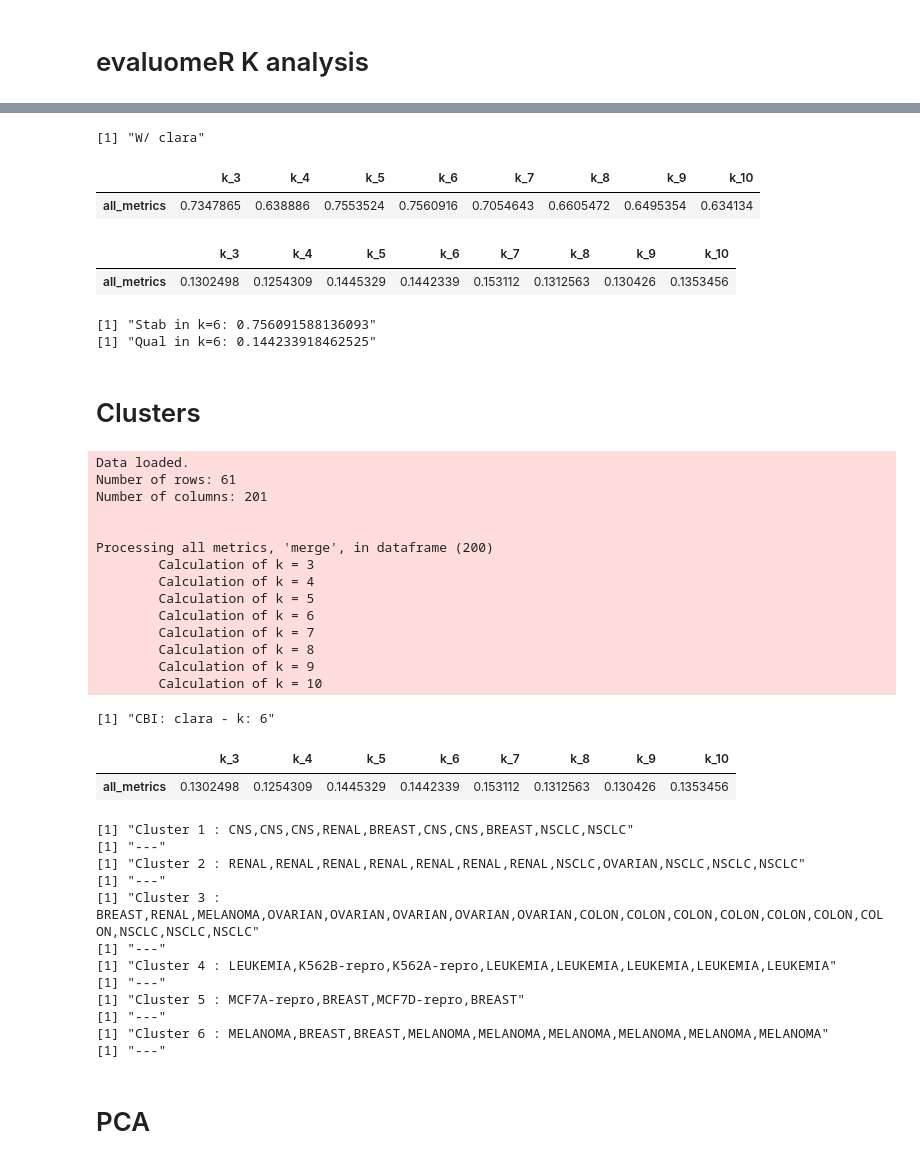
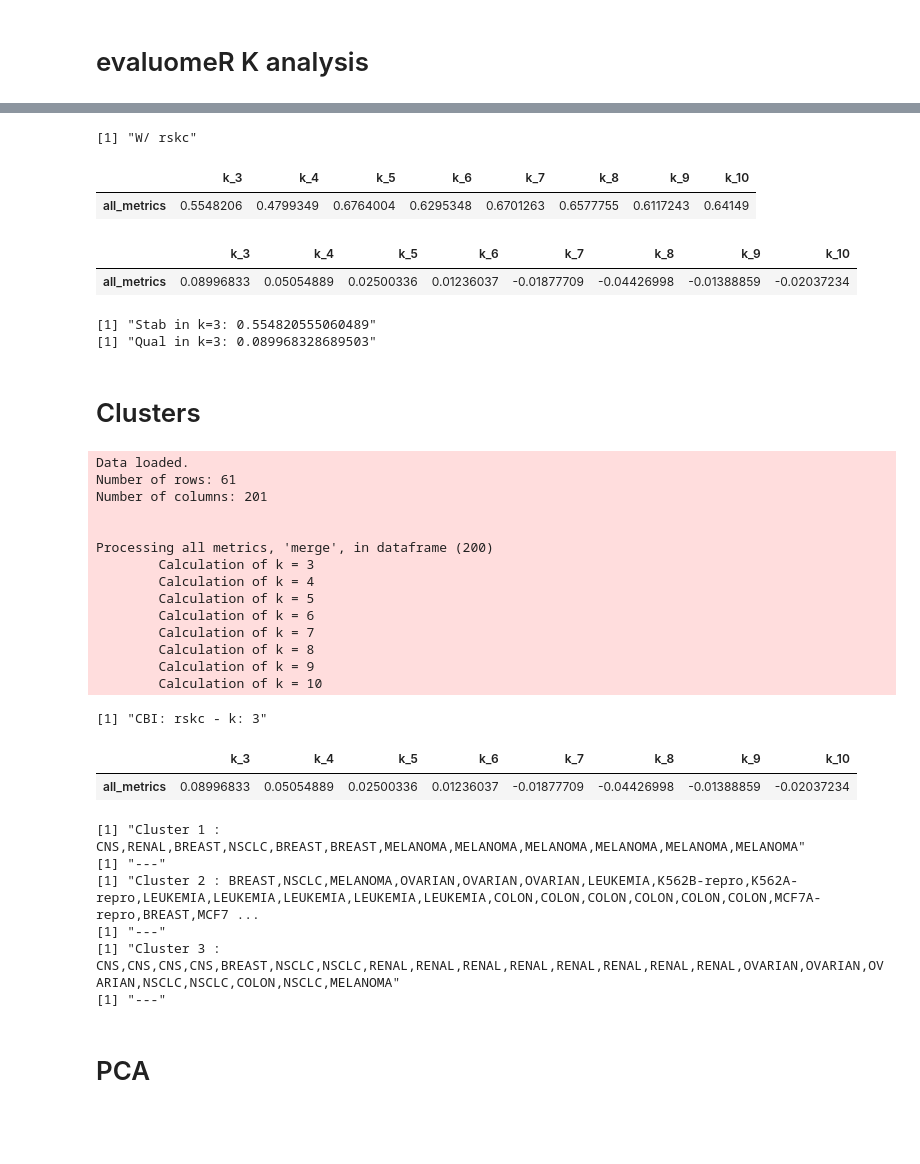
Before and after one commit to neobernad/evaluomeR, a Jupyter notebook: notebooks/local/NCI60.ipynb, the cells around one changed output, grey strips where cells are left out. Cells and saved outputs as stored; diff of their text form; code cells hidden in the pictures; blank space fills up the shorter version.

```diff
--- a/notebooks/local/NCI60.ipynb
+++ b/notebooks/local/NCI60.ipynb
@@ -169,19 +169,19 @@ head(top_nci60)
 # %%
 seed = 13606
 k.range=c(3,10)
-cbi = "clara"
+cbi = "rskc"
 
 # Stab
 stab_range = stabilityRange(data=top_nci60, k.range=k.range,
                             bs=100, seed=seed,
-                            all_metrics=TRUE,
+                            all_metrics=TRUE,L1=2,
                             cbi=cbi)
 stab = standardizeStabilityData(stab_range)
 
 # Qual
 qual_range = qualityRange(data=top_nci60, k.range=k.range,
                             seed=seed,
-                            all_metrics=TRUE,
+                            all_metrics=TRUE,L1=2,
                             cbi=cbi)
 qual = standardizeQualityData(qual_range)
 
@@ -216,13 +229,13 @@ qual
 print(paste0("Stab in k=", optimal_k,": ", stab[optimal_k_str]))
 print(paste0("Qual in k=", optimal_k,": ", qual[optimal_k_str]))
 # %% [output]
-[1] "W/ clara"
+[1] "W/ rskc"
 |  | k_3 | k_4 | k_5 | k_6 | k_7 | k_8 | k_9 | k_10 |
-| all_metrics | 0.7347865 | 0.638886 | 0.7553524 | 0.7560916 | 0.7054643 | 0.6605472 | 0.6495354 | 0.634134 |
+| all_metrics | 0.5548206 | 0.4799349 | 0.6764004 | 0.6295348 | 0.6701263 | 0.6577755 | 0.6117243 | 0.64149 |
 |  | k_3 | k_4 | k_5 | k_6 | k_7 | k_8 | k_9 | k_10 |
-| all_metrics | 0.1302498 | 0.1254309 | 0.1445329 | 0.1442339 | 0.153112 | 0.1312563 | 0.130426 | 0.1353456 |
+| all_metrics | 0.08996833 | 0.05054889 | 0.02500336 | 0.01236037 | -0.01877709 | -0.04426998 | -0.01388859 | -0.02037234 |
-[1] "Stab in k=6: 0.756091588136093"
-[1] "Qual in k=6: 0.144233918462525"
+[1] "Stab in k=3: 0.554820555060489"
+[1] "Qual in k=3: 0.089968328689503"
 # %% [markdown]
 # Clusters
 # %%
@@ -244,46 +257,40 @@ individuals_per_cluster = function(qualityResult) {
 # %%
 qual_cbi = qualityRange(data=top_nci60, k.range=k.range,
                             seed=seed,
-                            all_metrics=TRUE,
+                            all_metrics=TRUE,L1=2,
                             cbi=cbi)
 cluster_individuals = individuals_per_cluster(assay(qual_cbi[optimal_k_str]))
 print(paste0("CBI: ", cbi, " - k: ", optimal_k))
 standardizeQualityData(qual_cbi)
 for (cluster_i in 1:optimal_k) {
     ind_in_cluster = paste(unlist(cluster_individuals[cluster_individuals$InCluster == cluster_i, ]["Individual"]), collapse = ",")
     print(paste("Cluster", cluster_i, ":", ind_in_cluster))
     print("---")
 }
 # %% [output]
 Data loaded.
 Number of rows: 61
 Number of columns: 201
 
 
 Processing all metrics, 'merge', in dataframe (200)
         Calculation of k = 3
         Calculation of k = 4
         Calculation of k = 5
         Calculation of k = 6
         Calculation of k = 7
         Calculation of k = 8
         Calculation of k = 9
         Calculation of k = 10
-[1] "CBI: clara - k: 6"
+[1] "CBI: rskc - k: 3"
 |  | k_3 | k_4 | k_5 | k_6 | k_7 | k_8 | k_9 | k_10 |
-| all_metrics | 0.1302498 | 0.1254309 | 0.1445329 | 0.1442339 | 0.153112 | 0.1312563 | 0.130426 | 0.1353456 |
+| all_metrics | 0.08996833 | 0.05054889 | 0.02500336 | 0.01236037 | -0.01877709 | -0.04426998 | -0.01388859 | -0.02037234 |
-[1] "Cluster 1 : CNS,CNS,CNS,RENAL,BREAST,CNS,CNS,BREAST,NSCLC,NSCLC"
+[1] "Cluster 1 : CNS,RENAL,BREAST,NSCLC,BREAST,BREAST,MELANOMA,MELANOMA,MELANOMA,MELANOMA,MELANOMA,MELANOMA"
 [1] "---"
-[1] "Cluster 2 : RENAL,RENAL,RENAL,RENAL,RENAL,RENAL,RENAL,NSCLC,OVARIAN,NSCLC,NSCLC,NSCLC"
+[1] "Cluster 2 : BREAST,NSCLC,MELANOMA,OVARIAN,OVARIAN,OVARIAN,LEUKEMIA,K562B-repro,K562A-repro,LEUKEMIA,LEUKEMIA,LEUKEMIA,LEUKEMIA,LEUKEMIA,COLON,COLON,COLON,COLON,COLON,COLON,MCF7A-repro,BREAST,MCF7 ...
 [1] "---"
-[1] "Cluster 3 : BREAST,RENAL,MELANOMA,OVARIAN,OVARIAN,OVARIAN,OVARIAN,OVARIAN,COLON,COLON,COLON,COLON,COLON,COLON,COLON,NSCLC,NSCLC,NSCLC"
+[1] "Cluster 3 : CNS,CNS,CNS,CNS,BREAST,NSCLC,NSCLC,RENAL,RENAL,RENAL,RENAL,RENAL,RENAL,RENAL,RENAL,OVARIAN,OVARIAN,OVARIAN,NSCLC,NSCLC,COLON,NSCLC,MELANOMA"
 [1] "---"
-[1] "Cluster 4 : LEUKEMIA,K562B-repro,K562A-repro,LEUKEMIA,LEUKEMIA,LEUKEMIA,LEUKEMIA,LEUKEMIA"
-[1] "---"
-[1] "Cluster 5 : MCF7A-repro,BREAST,MCF7D-repro,BREAST"
-[1] "---"
-[1] "Cluster 6 : MELANOMA,BREAST,BREAST,MELANOMA,MELANOMA,MELANOMA,MELANOMA,MELANOMA,MELANOMA"
-[1] "---"
 # %% [markdown]
 # PCA <a class="anchor" id="pca"></a>
 # %%
```
Also changed, not shown: parts of 8 cells of this notebook, 4 other files.
